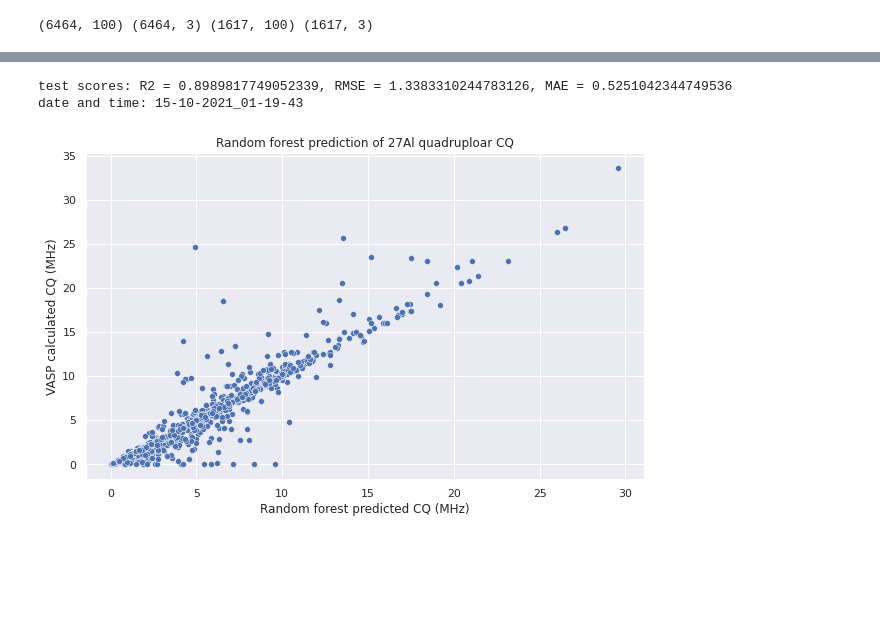
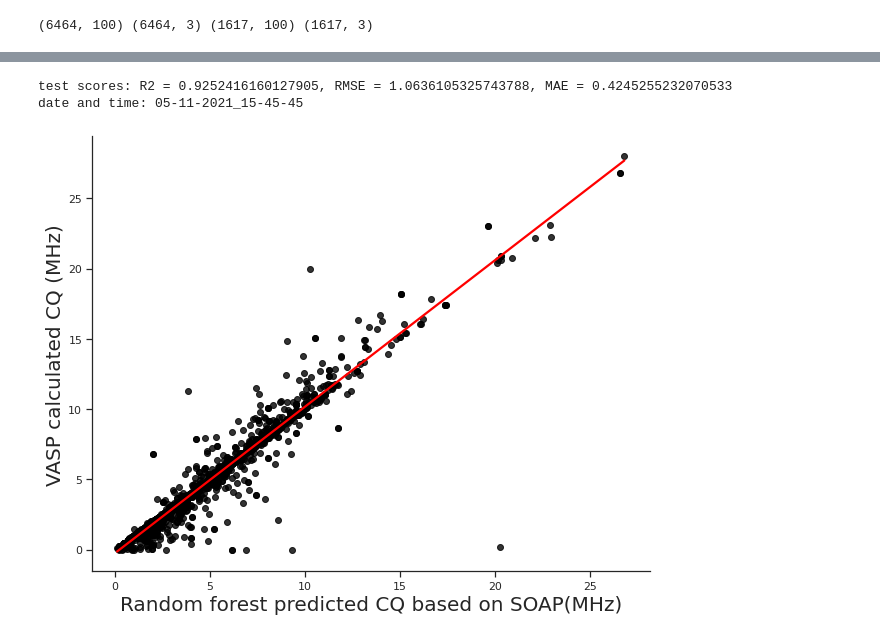
Before and after one commit to wushanyun64/27Al_CQ_prediction, a Jupyter notebook: Example_SOAP_training.ipynb, the cells around one changed output, grey strips where cells are left out. Cells and saved outputs as stored; diff of their text form; code cells hidden in the pictures; blank space fills up the shorter version.

Commit message:
Add prediction data export and structure_index

```diff
--- a/Example_SOAP_training.ipynb
+++ b/Example_SOAP_training.ipynb
@@ -205,44 +206,53 @@ Wall time: 9min 21s
 # Predict test set
 from sklearn.metrics import r2_score, mean_squared_error, mean_absolute_error
 import seaborn as sns
 import matplotlib.pyplot as plt
 from datetime import datetime
 sns.set()
 
 y_rf = grid.predict(X_test)
-y_test = y_test
 
-test_r2 = r2_score(y_test, y_rf)
-test_RMSE = math.sqrt(mean_squared_error(y_test, y_rf))
-test_MAE = mean_absolute_error(y_test, y_rf)
+test_r2 = r2_score(y_test['nmr'], y_rf)
+test_RMSE = math.sqrt(mean_squared_error(y_test['nmr'], y_rf))
+test_MAE = mean_absolute_error(y_test['nmr'], y_rf)
 
 print("test scores: R2 = {}, RMSE = {}, MAE = {}".format(test_r2, test_RMSE, test_MAE))
 
 
 # write down the date for png save
 predict_result = {}
-predict_result["VASP_CQ"] = y_test
+predict_result["VASP_CQ"] = y_test['nmr']
 predict_result["RF_predicted_CQ"] = y_rf
 predict_result = pd.DataFrame(predict_result)
 
 # datetime object containing current date and time
 now = datetime.now()
 # dd/mm/YY H:M:S
 dt_string = now.strftime("%d-%m-%Y_%H-%M-%S")
 print("date and time:",dt_string)
 
-plt.figure(figsize=[10, 6])
-plt.title("Random forest regression of 27Al CQ")
-plot = sns.scatterplot(
+#plot the correlation
+sns.set_style("ticks")
+fig, ax = plt.subplots(figsize = (10,8))
+plot = sns.regplot(
     x="RF_predicted_CQ",
     y="VASP_CQ",
     data=predict_result,
+    ci=None,
+    scatter_kws={"color": "black"},
+    line_kws={"color": "red"}
 )
-plt.gca().set(title='Random forest prediction of 27Al quadruploar CQ',
-                xlabel="Random forest predicted CQ (MHz)",ylabel="VASP calculated CQ (MHz)")
-# plt.savefig('./figures/27Al_RF_testSet_{}.png'.format(dt_string))
+ax.set_xlabel("Random forest predicted CQ based on SOAP(MHz)",fontsize=20)
+ax.set_ylabel("VASP calculated CQ (MHz)",fontsize=20)
+sns.despine()
 plt.show()
+
+# Export y_rf and y_test as .csv
+y_output = copy.deepcopy(y_test)
+y_output['CQ_rf'] = y_rf
+y_output = pd.DataFrame(y_output)
+y_output.to_csv('./data/SOAP_test.csv')
 # %% [output]
-test scores: R2 = 0.8989817749052339, RMSE = 1.3383310244783126, MAE = 0.5251042344749536
-date and time: 15-10-2021_01-19-43
+test scores: R2 = 0.9252416160127905, RMSE = 1.0636105325743788, MAE = 0.4245255232070533
+date and time: 05-11-2021_15-45-45
-[figure, old version]
+[figure, new version]
```
Also changed, not shown: parts of 5 cells of this notebook, 9 other files.
